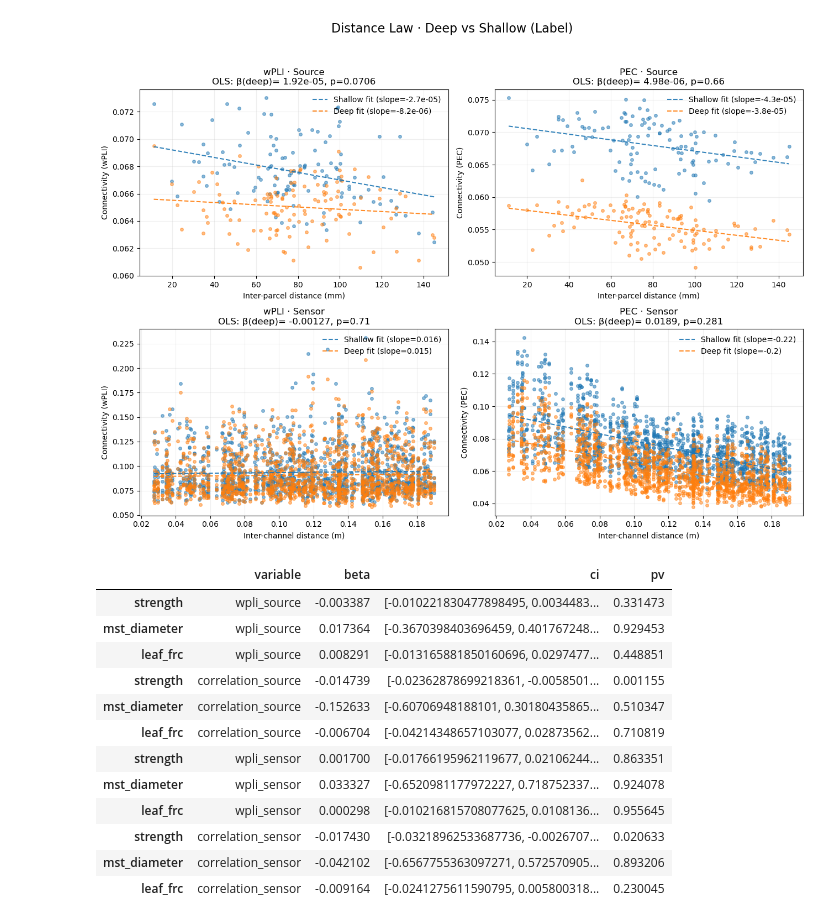
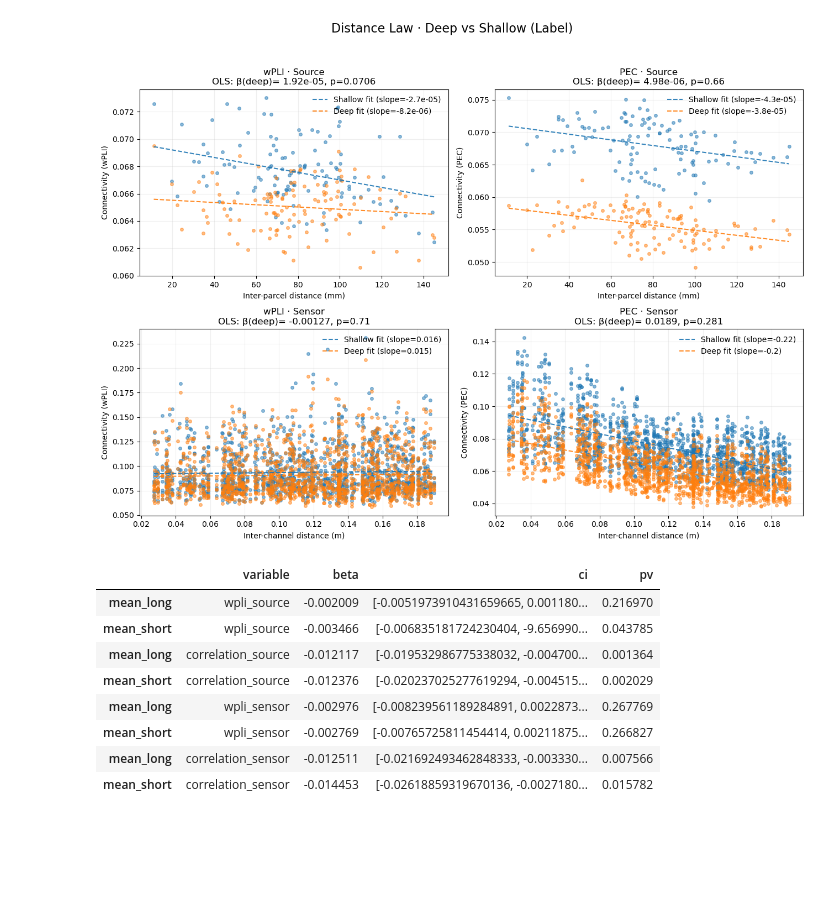
Before and after one commit to Yeganehfrh/SugNet, a Jupyter notebook: notebooks/Accuracy-Frequency.ipynb, the cells around one changed output. Saved outputs shown, nothing was run; the diff lists cells and outputs as text; code cells hidden in the pictures; blank space fills up the shorter version.

Commit message:
update OLS fitting function to accept metric names as parameters.

```diff
--- a/notebooks/Accuracy-Frequency.ipynb
+++ b/notebooks/Accuracy-Frequency.ipynb
@@ -548,6 +548,7 @@ LEVEL = 'source'
 CONN_METRIC = 'correlation'
 DEEP_SHALLOW = 'label'
 mst_models_ols = {}
+models_ols = {}
 
 fig, ax = plt.subplots(2, 2, figsize=(13, 10))
 
@@ -557,7 +558,8 @@ for i, (CONN_METRIC, LEVEL) in enumerate(zip(['wpli', 'correlation', 'wpli', 'co
     conn = open_conn_df(conn_path, DEEP_SHALLOW)
     edge_pairs, N_nodes, i_idx, j_idx = create_edge_metadata(LEVEL)
     metrics = panelA_distance_law(conn, edge_pairs, N_nodes, i_idx, j_idx, LEVEL, CONN_METRIC, stats='ols', ax=ax[i//2, i%2])
-    mst_models_ols[f'{CONN_METRIC}_{LEVEL}'] = fit_ols_mst(metrics)
+    mst_models_ols[f'{CONN_METRIC}_{LEVEL}'] = fit_ols(metrics, ['strength', 'mst_diameter', 'leaf_frc'])
+    models_ols[f'{CONN_METRIC}_{LEVEL}'] = fit_ols(metrics, ['mean_long', 'mean_short'])
 
 # add a title to the whole figure
 fig.suptitle(f"Distance Law · Deep vs Shallow ({DEEP_SHALLOW.title()})", fontsize=16)
@@ -582,24 +584,20 @@ Not setting metadata
 No baseline correction applied
 0 projection items activated
 [figure]
-# %%
-mst_df = pd.DataFrame(mst_models_ols).melt(ignore_index=False)
-mst_df['beta'] = mst_df['value'].apply(lambda x: x['beta'])
-mst_df['ci'] = mst_df['value'].apply(lambda x: x['ci'])
-mst_df['pv'] = mst_df['value'].apply(lambda x: x['pv'])
-mst_df.drop(columns='value', inplace=True)
-mst_df
-# %% [output]
-|  | variable | beta | ci | pv |
-| strength | wpli_source | -0.003387 | [-0.010221830477898495, 0.0034483... | 0.331473 |
-| mst_diameter | wpli_source | 0.017364 | [-0.3670398403696459, 0.401767248... | 0.929453 |
-| leaf_frc | wpli_source | 0.008291 | [-0.013165881850160696, 0.0297477... | 0.448851 |
-| strength | correlation_source | -0.014739 | [-0.02362878699218361, -0.0058501... | 0.001155 |
-| mst_diameter | correlation_source | -0.152633 | [-0.60706948188101, 0.30180435865... | 0.510347 |
-| leaf_frc | correlation_source | -0.006704 | [-0.04214348657103077, 0.02873562... | 0.710819 |
-| strength | wpli_sensor | 0.001700 | [-0.01766195962119677, 0.02106244... | 0.863351 |
-| mst_diameter | wpli_sensor | 0.033327 | [-0.6520981177972227, 0.718752337... | 0.924078 |
-| leaf_frc | wpli_sensor | 0.000298 | [-0.010216815708077625, 0.0108136... | 0.955645 |
-| strength | correlation_sensor | -0.017430 | [-0.03218962533687736, -0.0026707... | 0.020633 |
-| mst_diameter | correlation_sensor | -0.042102 | [-0.6567755363097271, 0.572570905... | 0.893206 |
-| leaf_frc | correlation_sensor | -0.009164 | [-0.0241275611590795, 0.005800318... | 0.230045 |
+# %%
+mst_df = pd.DataFrame(models_ols).melt(ignore_index=False)
+mst_df['beta'] = mst_df['value'].apply(lambda x: x['beta'])
+mst_df['ci'] = mst_df['value'].apply(lambda x: x['ci'])
+mst_df['pv'] = mst_df['value'].apply(lambda x: x['pv'])
+mst_df.drop(columns='value', inplace=True)
+mst_df
+# %% [output]
+|  | variable | beta | ci | pv |
+| mean_long | wpli_source | -0.002009 | [-0.0051973910431659665, 0.001180... | 0.216970 |
+| mean_short | wpli_source | -0.003466 | [-0.006835181724230404, -9.656990... | 0.043785 |
+| mean_long | correlation_source | -0.012117 | [-0.019532986775338032, -0.004700... | 0.001364 |
+| mean_short | correlation_source | -0.012376 | [-0.020237025277619294, -0.004515... | 0.002029 |
+| mean_long | wpli_sensor | -0.002976 | [-0.008239561189284891, 0.0022873... | 0.267769 |
+| mean_short | wpli_sensor | -0.002769 | [-0.00765725811454414, 0.00211875... | 0.266827 |
+| mean_long | correlation_sensor | -0.012511 | [-0.021692493462848333, -0.003330... | 0.007566 |
+| mean_short | correlation_sensor | -0.014453 | [-0.02618859319670136, -0.0027180... | 0.015782 |
```
Also changed, not shown: parts of 1 cell of this notebook.
